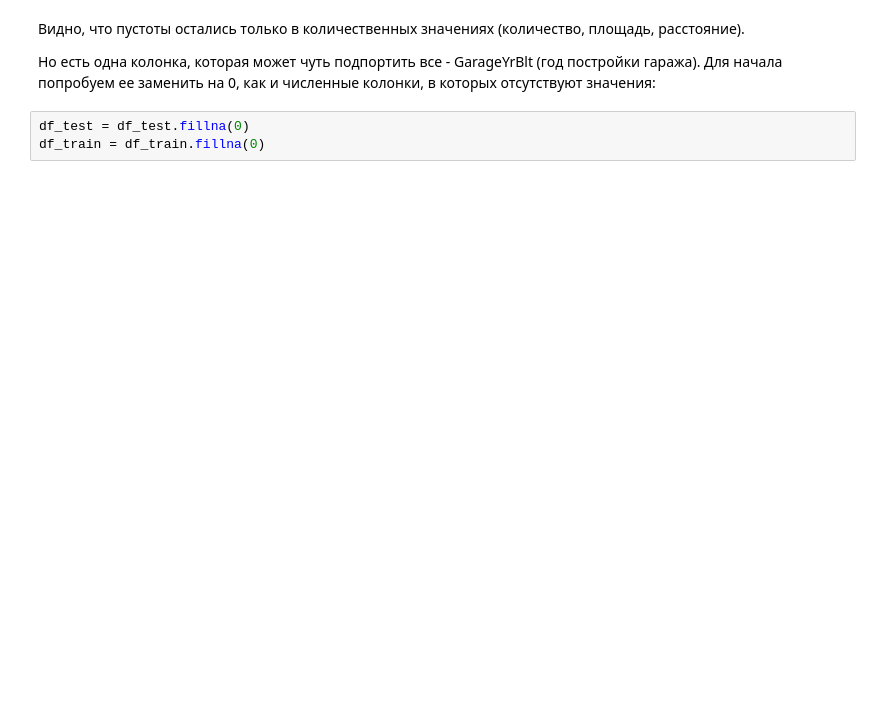
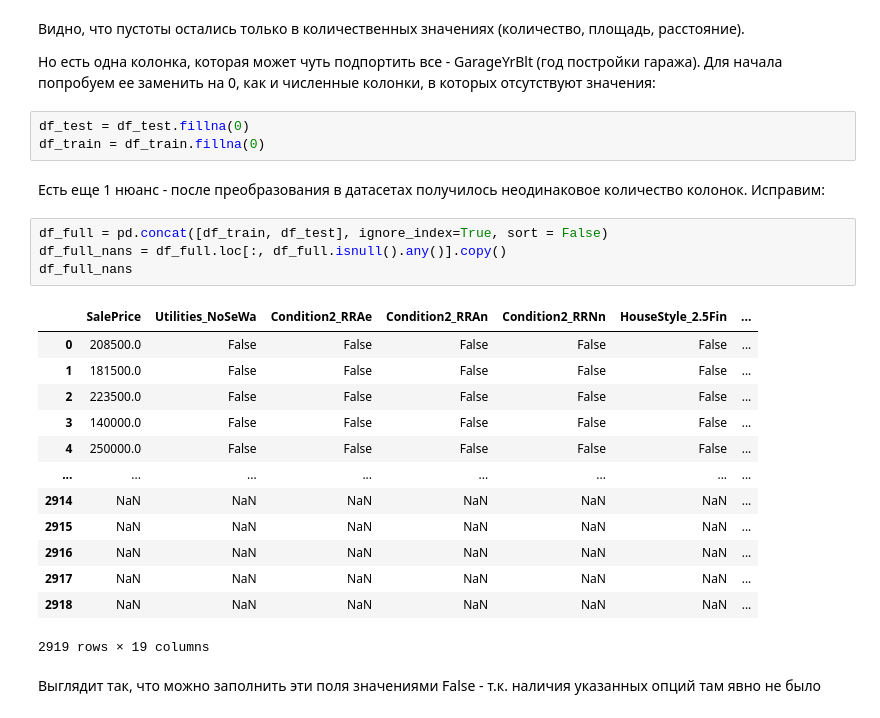
Before and after one commit to VakhromeevaKate/samsung-ai-coursse, a Jupyter notebook: HomeTask/sale_price_prediction.ipynb, the cells around one changed output. Saved outputs shown, nothing was run; the diff lists cells and outputs as text; blank space fills up the shorter version.

```diff
--- a/HomeTask/sale_price_prediction.ipynb
+++ b/HomeTask/sale_price_prediction.ipynb
@@ -193,3 +217,25 @@ df_test_nans
 # %%
 df_test = df_test.fillna(0)
 df_train = df_train.fillna(0)
+# %% [markdown]
+Есть еще 1 нюанс - после преобразования в датасетах получилось неодинаковое количество колонок. Исправим:
+# %%
+df_full = pd.concat([df_train, df_test], ignore_index=True, sort = False)
+df_full_nans = df_full.loc[:, df_full.isnull().any()].copy()
+df_full_nans
+# %% [output]
+|  | SalePrice | Utilities_NoSeWa | Condition2_RRAe | Condition2_RRAn | Condition2_RRNn | HouseStyle_2.5Fin | ... |
+| 0 | 208500.0 | False | False | False | False | False | ... |
+| 1 | 181500.0 | False | False | False | False | False | ... |
+| 2 | 223500.0 | False | False | False | False | False | ... |
+| 3 | 140000.0 | False | False | False | False | False | ... |
+| 4 | 250000.0 | False | False | False | False | False | ... |
+| ... | ... | ... | ... | ... | ... | ... | ... |
+| 2914 | NaN | NaN | NaN | NaN | NaN | NaN | ... |
+| 2915 | NaN | NaN | NaN | NaN | NaN | NaN | ... |
+| 2916 | NaN | NaN | NaN | NaN | NaN | NaN | ... |
+| 2917 | NaN | NaN | NaN | NaN | NaN | NaN | ... |
+| 2918 | NaN | NaN | NaN | NaN | NaN | NaN | ... |
+2919 rows × 19 columns
+# %% [markdown]
+Выглядит так, что можно заполнить эти поля значениями False - т.к. наличия указанных опций там явно не было
```
Also changed, not shown: parts of 7 cells of this notebook, 2 other files.
